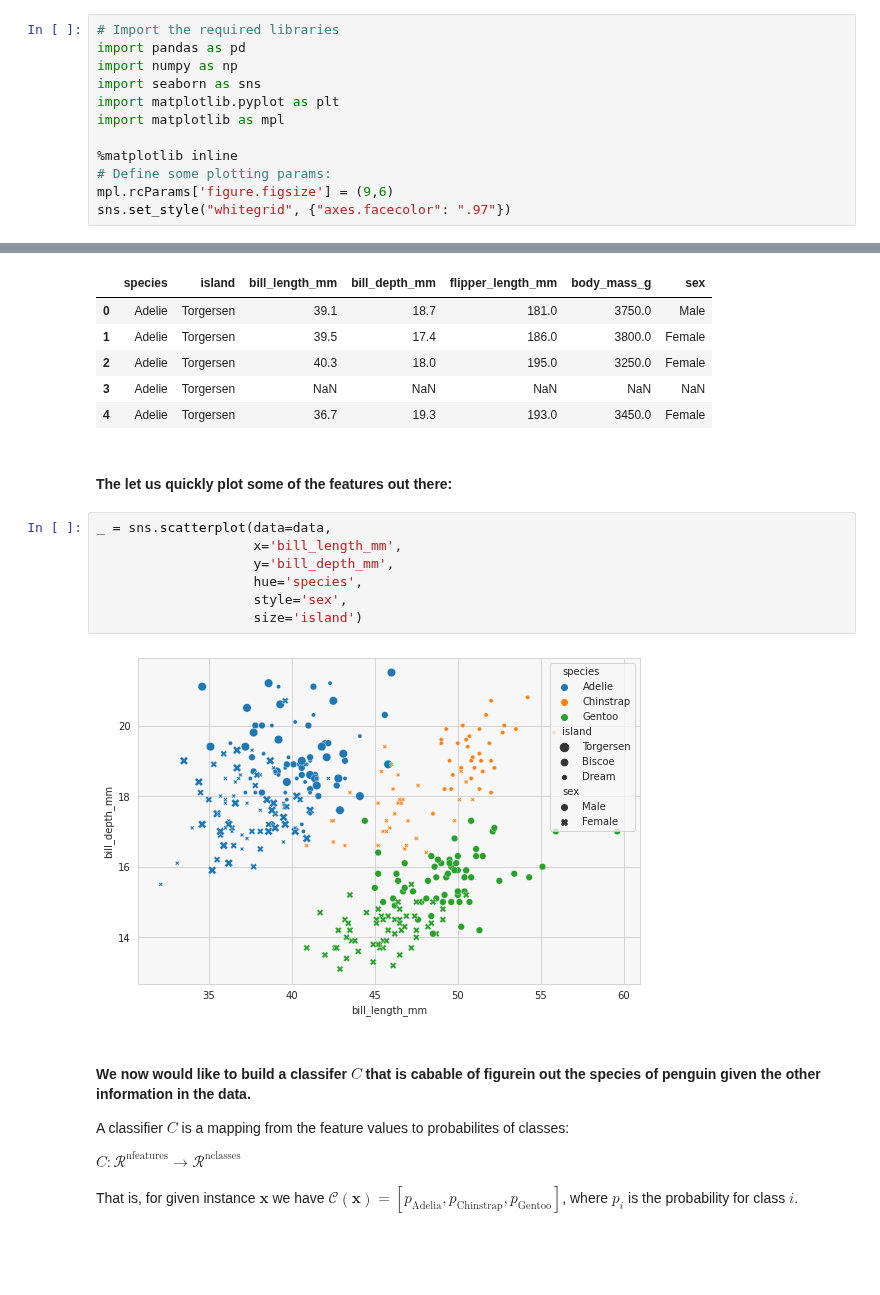
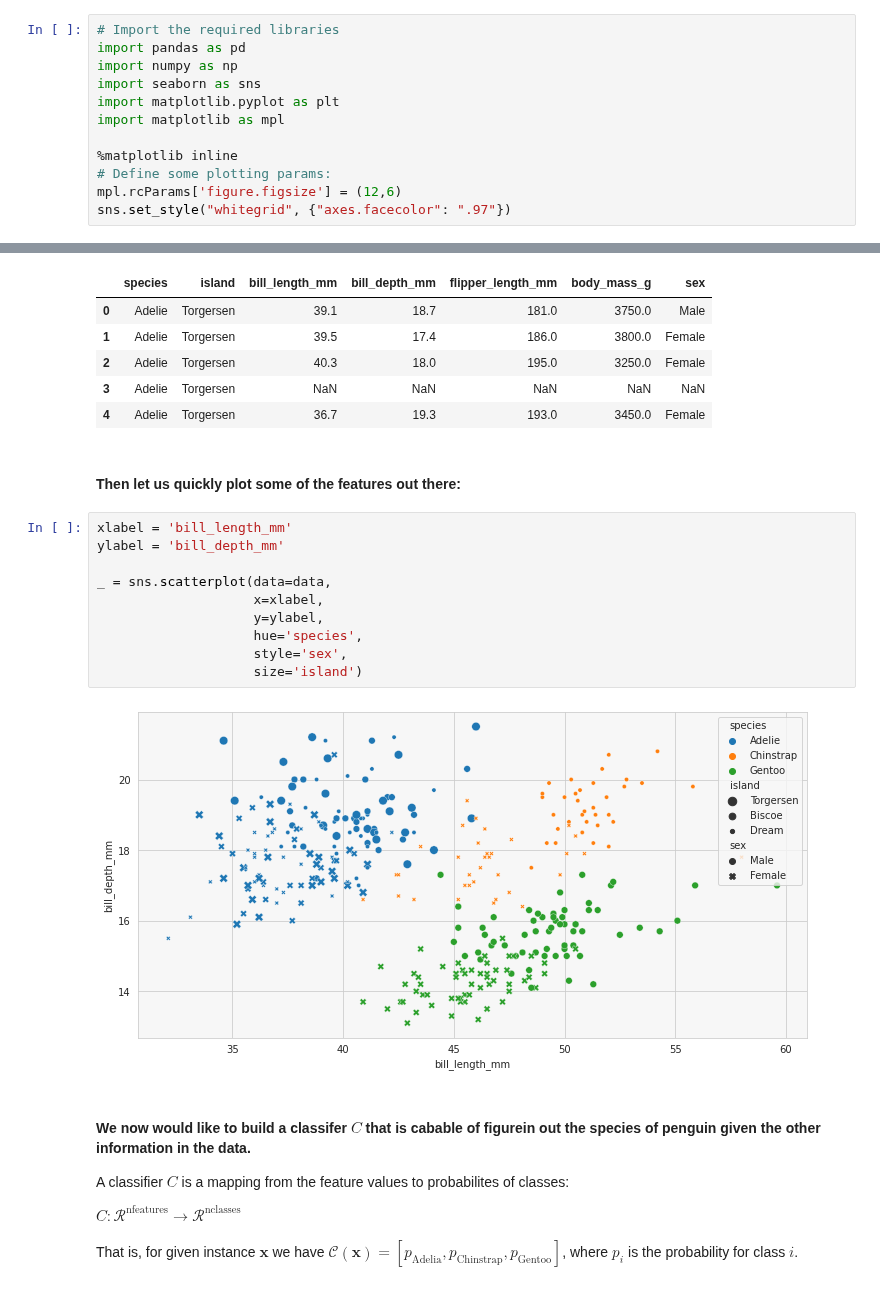
Before and after one commit to topiko/MLcourseMaterial, a Jupyter notebook: Basics/MLbasics.ipynb, the cells around one changed output, grey strips where cells are left out. Cells and saved outputs as stored; diff of their text form; blank space fills up the shorter version.

Commit message:
xlabel ylabel fixed.

```diff
--- a/Basics/MLbasics.ipynb
+++ b/Basics/MLbasics.ipynb
@@ -12,7 +12,7 @@ import matplotlib as mpl
 
 %matplotlib inline
 # Define some plotting params:
-mpl.rcParams['figure.figsize'] = (9,6)
+mpl.rcParams['figure.figsize'] = (12,6)
 sns.set_style("whitegrid", {"axes.facecolor": ".97"})
 # %% [markdown]
 #### First we would like to import some example data to work with:
@@ -47,16 +47,19 @@ data.head()
 | 3 | Adelie | Torgersen | NaN | NaN | NaN | NaN | NaN |
 | 4 | Adelie | Torgersen | 36.7 | 19.3 | 193.0 | 3450.0 | Female |
 # %% [markdown]
-#### The let us quickly plot some of the features out there:
+#### Then let us quickly plot some of the features out there:
 # %%
+xlabel = 'bill_length_mm'
+ylabel = 'bill_depth_mm'
+
 _ = sns.scatterplot(data=data,
-                    x='bill_length_mm',
-                    y='bill_depth_mm',
+                    x=xlabel,
+                    y=ylabel,
                     hue='species',
                     style='sex',
                     size='island')
 # %% [output]
-[figure, old version]
+[figure, new version]
 # %% [markdown]
 #### We now would like to build a classifer $C$ that is cabable of figurein out the species of penguin given the other information in the data.
 A classifier $C$ is a mapping from the feature values to probabilites of classes:
```
Also changed, not shown: parts of 1 cell of this notebook.
